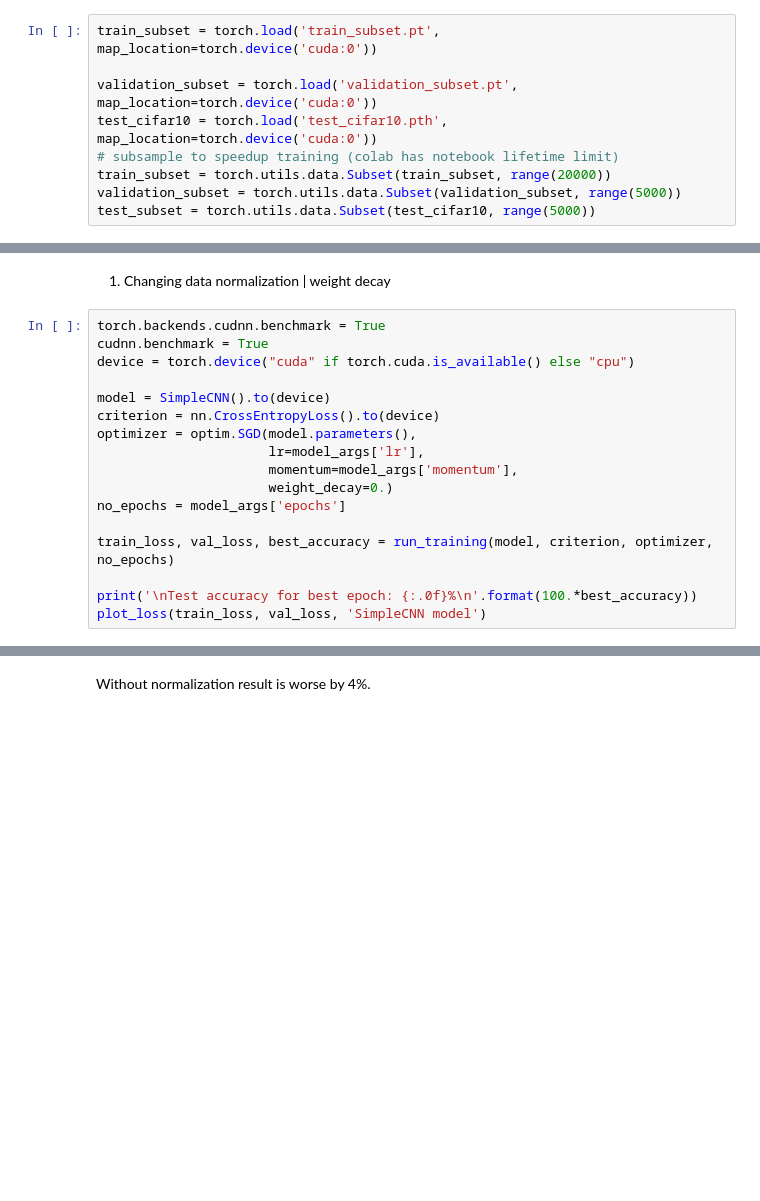
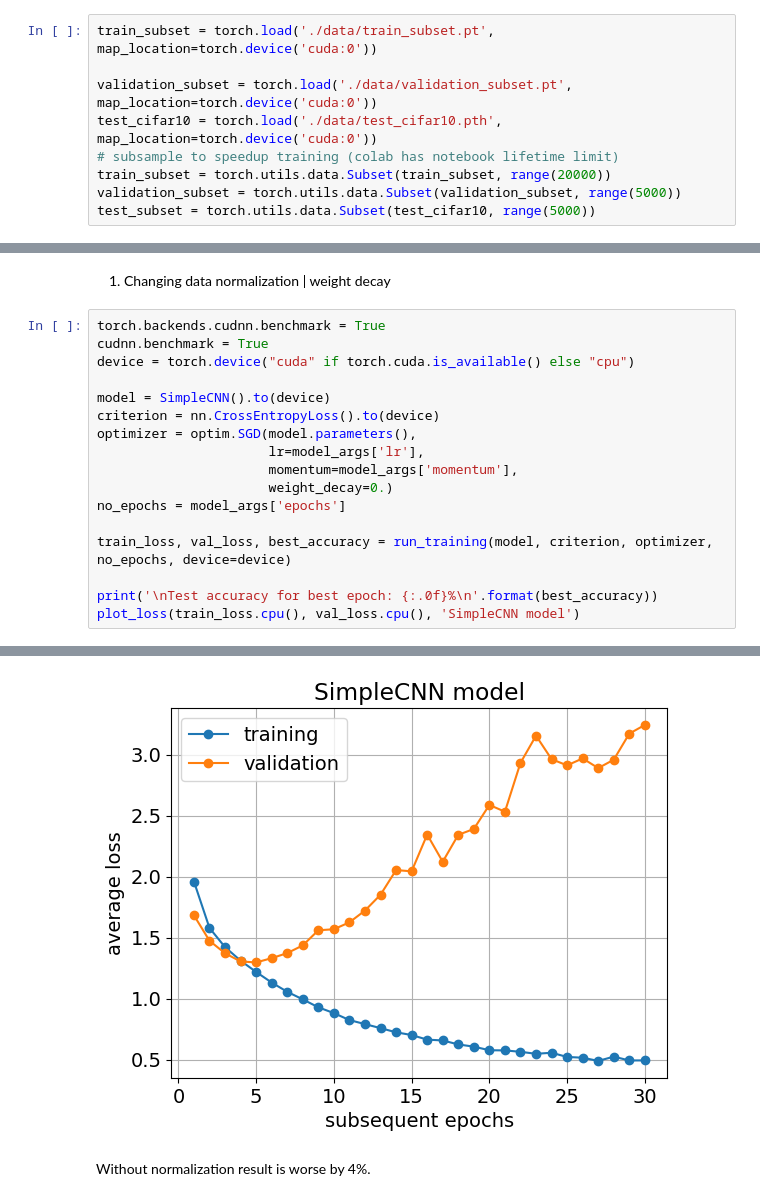
Before and after one commit to GradzikMichal/machine_learning_tasks, a Jupyter notebook: advanced_CNN.ipynb, the cells around one changed output, grey strips where cells are left out. Drawn from its saved outputs; the diff is of its cells as text; blank space fills up the shorter version.

```diff
--- a/advanced_CNN.ipynb
+++ b/advanced_CNN.ipynb
@@ -80,8 +87,8 @@ test_cifar10 = torch.utils.data.Subset(test_cifar10, range(5000))
 # %%
-train_subset = torch.load('train_subset.pt', map_location=torch.device('cuda:0'))
+train_subset = torch.load('./data/train_subset.pt', map_location=torch.device('cuda:0'))
 
-validation_subset = torch.load('validation_subset.pt', map_location=torch.device('cuda:0'))
-test_cifar10 = torch.load('test_cifar10.pth', map_location=torch.device('cuda:0'))
+validation_subset = torch.load('./data/validation_subset.pt', map_location=torch.device('cuda:0'))
+test_cifar10 = torch.load('./data/test_cifar10.pth', map_location=torch.device('cuda:0'))
 # subsample to speedup training (colab has notebook lifetime limit)
 train_subset = torch.utils.data.Subset(train_subset, range(20000))
 validation_subset = torch.utils.data.Subset(validation_subset, range(5000))
@@ -337,7 +425,8 @@ optimizer = optim.SGD(model.parameters(),
                       weight_decay=0.)
 no_epochs = model_args['epochs']
 
-train_loss, val_loss, best_accuracy = run_training(model, criterion, optimizer, no_epochs)
+train_loss, val_loss, best_accuracy = run_training(model, criterion, optimizer, no_epochs, device=device)
 
-print('\nTest accuracy for best epoch: {:.0f}%\n'.format(100.*best_accuracy))
-plot_loss(train_loss, val_loss, 'SimpleCNN model')
+print('\nTest accuracy for best epoch: {:.0f}%\n'.format(best_accuracy))
+plot_loss(train_loss.cpu(), val_loss.cpu(), 'SimpleCNN model')
+# %% [output]
@@ -344,3 +450,4 @@ plot_loss(train_loss, val_loss, 'SimpleCNN model')
+[figure, added]
 # %% [markdown]
 Without normalization result is worse by 4%.
 # %% [markdown]
```
Also changed, not shown: parts of 10 cells of this notebook, 7 other files.
